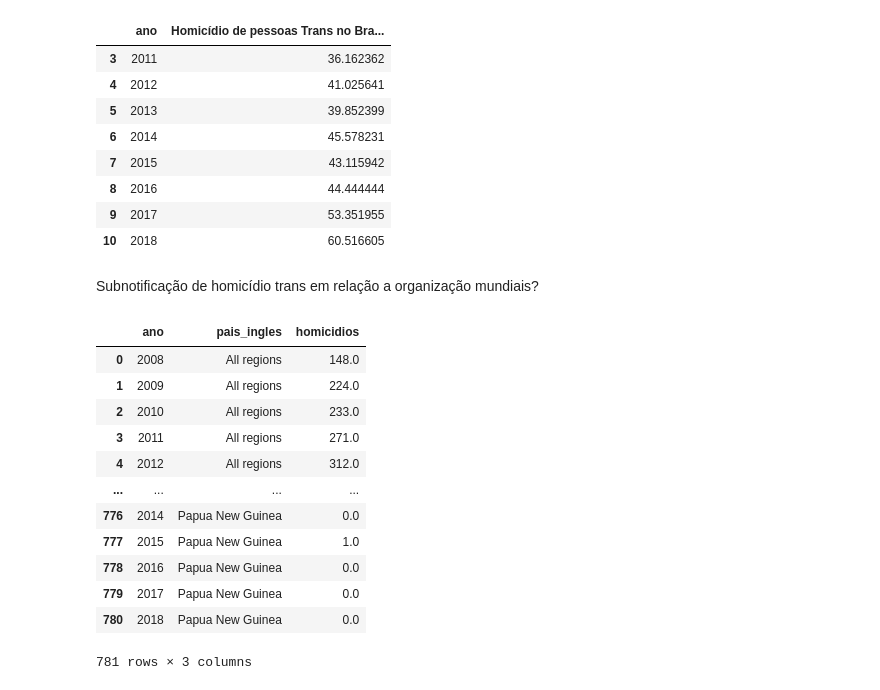
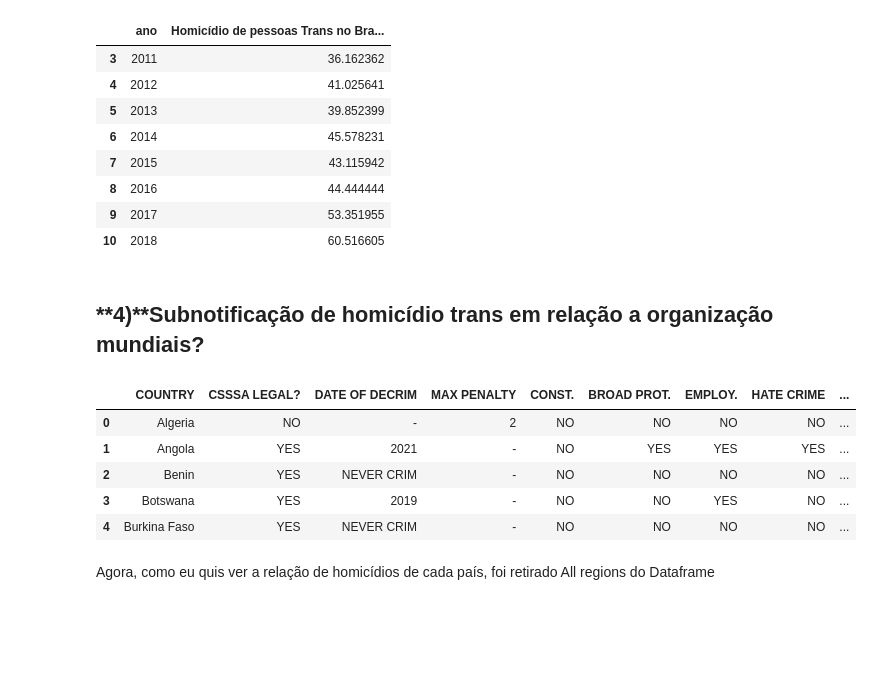
Before and after one commit to YasminForestti/Processo-seletivo-Analytica-2022, a Jupyter notebook: LGBTQIA+fobia.ipynb, the cells around one changed output. Saved outputs shown, nothing was run; the diff lists cells and outputs as text; code cells hidden in the pictures; blank space fills up the shorter version.

```diff
--- a/LGBTQIA+fobia.ipynb
+++ b/LGBTQIA+fobia.ipynb
@@ -199,23 +221,18 @@ porcentagem_mortes_brasil
 | 9 | 2017 | 53.351955 |
 | 10 | 2018 | 60.516605 |
 # %% [markdown]
-Subnotificação de homicídio trans em relação a organização mundiais?
+## **4)**Subnotificação de homicídio trans em relação a organização mundiais?
-# %%
-Pais
-# %% [output]
-|  | ano | pais_ingles | homicidios |
-| 0 | 2008 | All regions | 148.0 |
-| 1 | 2009 | All regions | 224.0 |
-| 2 | 2010 | All regions | 233.0 |
-| 3 | 2011 | All regions | 271.0 |
-| 4 | 2012 | All regions | 312.0 |
-| ... | ... | ... | ... |
-| 776 | 2014 | Papua New Guinea | 0.0 |
-| 777 | 2015 | Papua New Guinea | 1.0 |
-| 778 | 2016 | Papua New Guinea | 0.0 |
-| 779 | 2017 | Papua New Guinea | 0.0 |
-| 780 | 2018 | Papua New Guinea | 0.0 |
-781 rows × 3 columns
+# %%
+direitos.head()
+# %% [output]
+|  | COUNTRY | CSSSA LEGAL? | DATE OF DECRIM | MAX PENALTY | CONST. | BROAD PROT. | EMPLOY. | HATE CRIME | ... |
+| 0 | Algeria | NO | - | 2 | NO | NO | NO | NO | ... |
+| 1 | Angola | YES | 2021 | - | NO | YES | YES | YES | ... |
+| 2 | Benin | YES | NEVER CRIM | - | NO | NO | NO | NO | ... |
+| 3 | Botswana | YES | 2019 | - | NO | NO | YES | NO | ... |
+| 4 | Burkina Faso | YES | NEVER CRIM | - | NO | NO | NO | NO | ... |
+# %% [markdown]
+Agora, como eu quis ver a relação de homicídios de cada país, foi retirado All regions do Dataframe
 # %%
 filtro = Pais['pais_ingles'] != 'All regions'
 Pais_homicidio_Trans = Pais[filtro]
```
Also changed, not shown: parts of 25 cells of this notebook.
